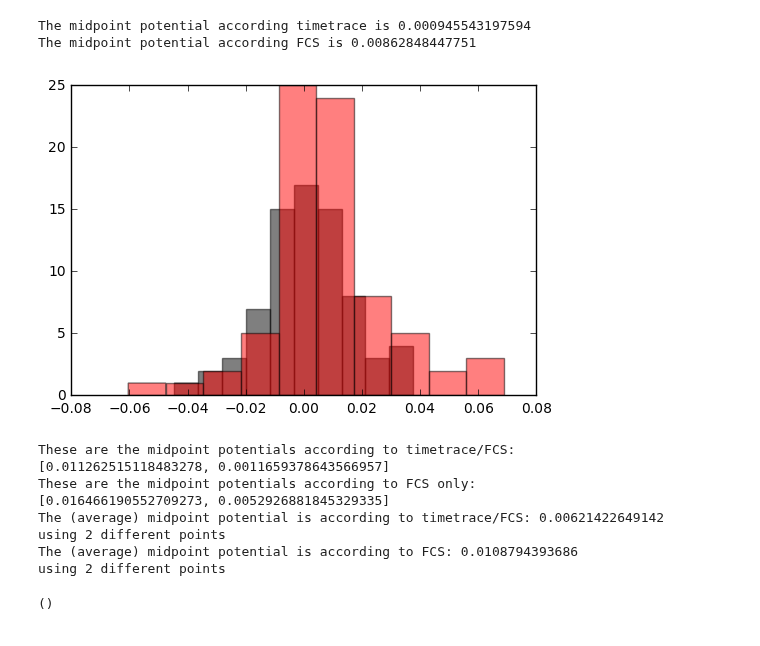
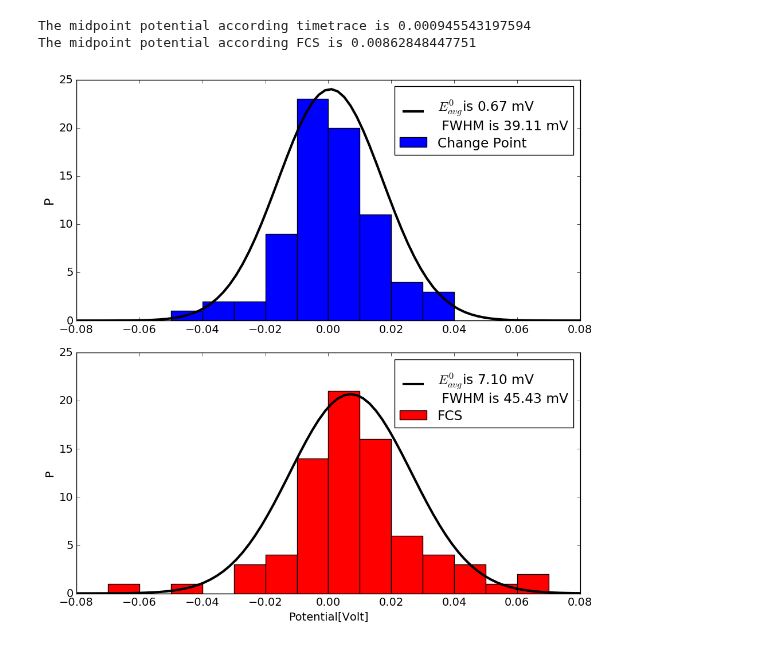
Before and after one commit to biswajitSM/Azurin_SM_repo, a Jupyter notebook: Analysis/Notebook_new_formula.ipynb, the cells around one changed output. Cells and saved outputs as stored; diff of their text form; code cells hidden in the pictures.

Commit message:
included gaussian fitting and icing of plotiing

```diff
--- a/Analysis/Notebook_new_formula.ipynb
+++ b/Analysis/Notebook_new_formula.ipynb
@@ -27,37 +29,71 @@ midpoints_TT_d2 = [0.013213264926873941, -0.035260256759528694, -0.0011388840206
 midpoints_FCS_d2 = [0.03936243215480472, 0.001673621482544323, 0.0048294043380070935, -0.010488741910898105, 0.0021158767722515778, 0.010304464870698488, 0.0091573077087526503, -0.00030653878530560963, -0.020428311933264155, 0.016666807453090272, 0.013782298515118304, 0.031590351190578098, 0.016410947581404191, 0.026364048533322464]
 #day 3 = S101d15Feb17_62.2_635_A2_CuAzu655_2nd 17 points
 midpoints_TT_d3 = [-0.018689346756400806, 0.0080687944995871778, 0.019814593877261213, 0.0054898495906857796, 0.006726479194290271, -0.017777705616584649, 0.0074059661142900435, -0.0022197121255062009, 0.0044043422718319514, -0.012631944389010889, -0.010597703568964535, 0.01006065207553292, 0.0047572369423192215, -0.044519616815810556, -0.0027073691914788803, -0.015033481961764022, -0.0029297198382297902]
 midpoints_FCS_d3 = [-0.0080301860429216974, 0.014184163842314917, -0.0024776630393527599, 0.022268142683537728, 0.0013933389524321015, 0.0056962358076222104, 0.0021722351849958335, 0.017445597598810245, -0.0014807889602762375, -0.0027297860595193635, 0.0056975624252931789, 0.0069698915217529358, -0.023947814420815131, 0.0061378194607223328, 0.0026762913059217497, 0.015936658831193544, -0.011154507274240083]
 #day 4 = S101d16Feb17_60.5_635_A3_CuAzu655 10
 midpoints_TT_d4 = [-0.008817083723728282, 0.0090774804570847422, 0.0020053953940359767, 0.0022964622886326048, -0.0079272654242700559, -0.0085037445172413302, -0.019886139500772278, -0.032069119185715353, -0.0054061950087602867, 0.0049825082878321766]
 midpoints_FCS_d4 = [-0.025342769404293468, -0.016651692606873419, 0.013645550691195114, -0.0059048124958416322, 0.0023689976094796918, 0.0097260048286858421, 0.013532716739141745, 0.012501772808618949, -0.047278727305865985, -0.0056793368316887857]
 #day 5 S104d20Feb17_60.5_635_A1_CuAzu655 17 points
 midpoints_TT_d5 = [-0.014968161315632521, 8.0455652834738567e-05, -0.00075207036064087846, -0.0036627456410611306, -0.0035609674836572193, 0.018858404729072624, 0.0081566499252475177, -0.0048667662431014494, -0.0091295088487734696, -0.0012360223409826837, 0.031683395182030193, 0.0070220426120986366, 0.025268957602022513, 0.014561547451774725, 0.029995505970730311, -0.00085626390793639925, 0.029301833477752833]
 midpoints_FCS_d5 = [-0.060415111995395621, 0.00084319898250179647, 0.014501079268708047, -0.0045220138160178809, 0.0033039225515870893, 0.033041763448945251, -0.0055728607325229518, -0.010927184023602279, 0.028219887833271617, -0.0011544370962242746, 0.0027784509289701491, 0.0089183422287870719, 0.068897806413381127, 0.023047341835509688, 0.0099172755926428737, -0.0060468876660145325, 0.026768968969316215]
 #day 6 S104d21Feb17_60.5_635_A1_CuAzu655 5 points
 midpoints_TT_d6 = [0.0083442690215523897, 0.016827398902381906, 0.030497741036954022, -0.0019723351254261022, 0.037628105776497396]
 midpoints_FCS_d6 = [0.04951472051970409, 0.041954888664721593, 0.057560864709684412, 0.060846925012042884, 0.04766288740064778]
 #day 7 S104d21Feb17_60.5_635_A2_CuAzu655 2 points
 midpoints_TT_d7 = [0.011262549705067414, 0.0011659309794991356]
 midpoints_FCS_d7 = [0.01646623179481525, 0.005292678340780451]
 
 combined_TT = midpoints_TT_d1 + midpoints_TT_d2 + midpoints_TT_d3 + midpoints_TT_d4 + midpoints_TT_d5 + midpoints_TT_d6 + midpoints_TT_d7
 combined_FCS = midpoints_FCS_d1 + midpoints_FCS_d2 + midpoints_FCS_d3 + midpoints_FCS_d4 + midpoints_FCS_d5 + midpoints_FCS_d6 + midpoints_FCS_d7
 
 av_TT = sum(combined_TT)/len(combined_TT)
 av_FCS = sum(combined_FCS)/len(combined_FCS)
 print('The midpoint potential according timetrace is %s' %av_TT)
 print('The midpoint potential according FCS is %s' %av_FCS)
-plt.figure()
+#-------FIgure Parameters---------------
+fig, axes = subplots(figsize=(10, 10), ncols=1, nrows=2)
+# plt.figure()
+mpl.rcParams["font.family"] = "sans-serif"
+mpl.rcParams["font.size"] = "14"
 
-plt.hist(combined_TT, bins = 10, color = 'k', alpha = 0.5)
+range=[-0.1, 0.1]
+bins=20
+bin_centers_on = linspace(range[0], range[1], bins)
+x=linspace(range[0], range[1], 100)# for a smooth fitting plot include more points
 
-plt.hist(combined_FCS, bins = 10, color = 'r', alpha = 0.5)
+def gaus(x,M,sigma):
+    return exp(-((x-M)**2)/(2*sigma**2))/(sigma*sqrt(2*pi))
+
+#Change point--------------------------
+n,bins_on1,patches = axes[0].hist(combined_TT, bins = bins, range=range, color='b', label='Change Point')
+popt, pcov = curve_fit(gaus, bin_centers_on, n)
+E_mean = popt[0]*1000; #in mV
+FWHM = 2.3548*popt[1]*1000; #in mV
+axes[0].plot(x,gaus(x,*popt), color = 'k', linewidth = 3, label='$E^0_{avg}$\
+is %.2f mV\n FWHM is %.2f mV' %(E_mean, FWHM))
+axes[0].set_xlim(-0.08, 0.08)
+axes[0].set_ylabel('P', fontsize=16)
+axes[0].legend()
+
+#FCS plot------------------------------
+n,bins_on1,patches = axes[1].hist(combined_FCS, bins = bins, range=range, color='r', label='FCS')
+popt, pcov = curve_fit(gaus, bin_centers_on, n)
+E_mean = popt[0]*1000; #in mV
+FWHM = 2.3548*popt[1]*1000; #in mV
+axes[1].plot(x, gaus(x,*popt), color = 'k', linewidth = 3, label='$E^0_{avg}$\
+is %.2f mV\n FWHM is %.2f mV' %(E_mean, FWHM))
+
+axes[1].set_xlim(-0.08, 0.08)
+axes[1].set_xlabel('Potential[Volt]')
+axes[1].set_ylabel('P')
+axes[1].legend()
+
+fig.tight_layout()
 plt.show()
 # %% [output]
 The midpoint potential according timetrace is 0.000945543197594
 The midpoint potential according FCS is 0.00862848447751
-[figure, old version]
+[figure, new version]
 # %%
 !python new_AC_formula.py
 %run new_AC_formula.py
@@ -65,8 +101,8 @@ The midpoint potential according FCS is 0.00862848447751
 #************* t_on t_off^(-1) vs potential********************
 
 pointnumbers = 35 #Change this to the minimal amount of points
-pot = 11 #number of potentials
-current_dir = 'S104d21Feb17_60.5_635_A2_CuAzu655' #foldername you want to work in.
+pot = 12 #number of potentials
+current_dir = r'D:\Research\Experimental\Analysis\2017analysis\201702\Analysis_Sebby_March_2017\S104d21Feb17_60.5_635_A1_CuAzu655' #foldername you want to work in.
 protein_amount = 24 #number of proteins you want to be plotted (will plot the first x proteins)
 #interested_protein_numbers = [0, 3, 8, 10, 11] #prot nr - 1
 interested_protein_numbers = [0, 3, 8, 10, 11]
@@ -78,13 +114,3 @@ tmaxFCS = 10000
 minimal_points = 4 #minimal points of a given point to calculate the midpoint potential. Example:
 #some protein were only active in 2 potentials. to filter these out, set a minimal amount of active potentials here.
 t_ratio_notebook(pot, pointnumbers, current_dir, protein_amount, interested_protein_numbers, savename_file, save_fig_name, minimal_pot, tminFCS, tmaxFCS, minimal_points)
-# %% [output]
-These are the midpoint potentials according to timetrace/FCS:
-[0.011262515118483278, 0.0011659378643566957]
-These are the midpoint potentials according to FCS only:
-[0.016466190552709273, 0.0052926881845329335]
-The (average) midpoint potential is according to timetrace/FCS: 0.00621422649142
-using 2 different points
-The (average) midpoint potential is according to FCS: 0.0108794393686
-using 2 different points
-()
```
Also changed, not shown: parts of 1 cell of this notebook, 7 other files.
